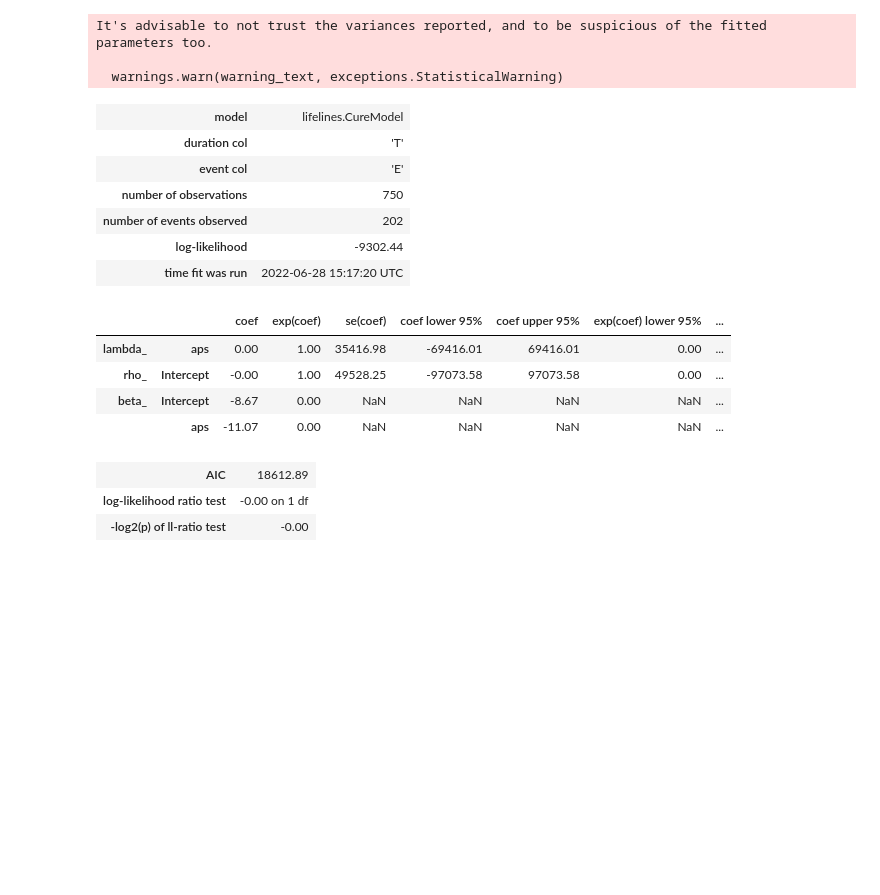
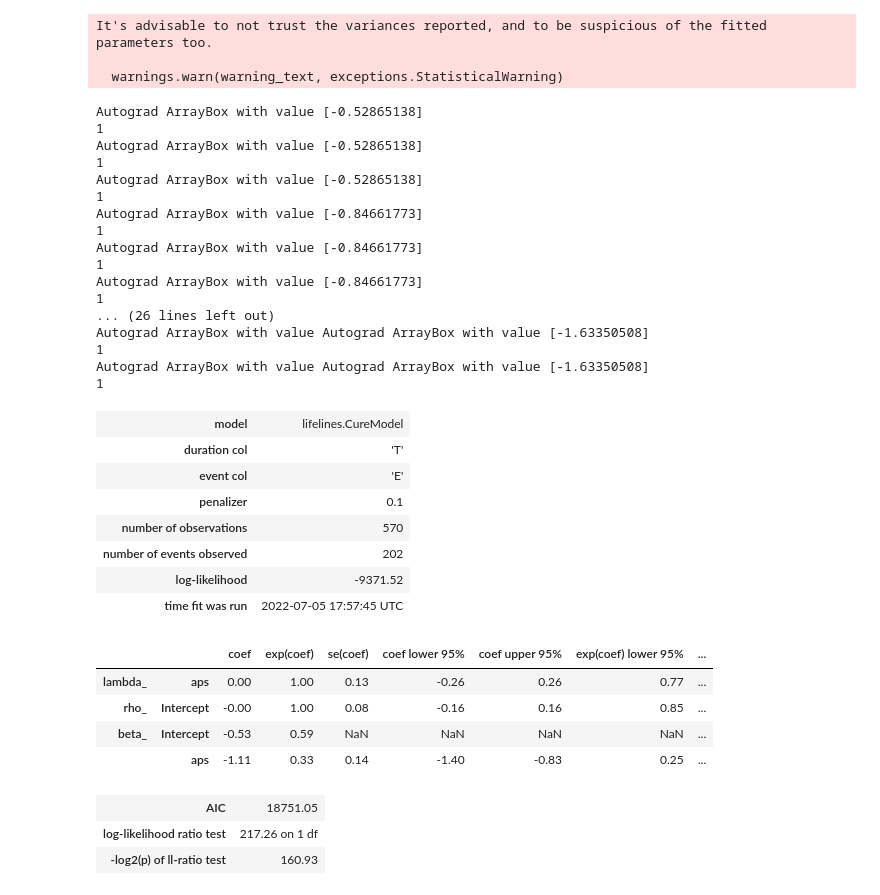
Before and after one commit to Nihar-21/CTA200, a Jupyter notebook: SURP INTRO PROJECT/PHYS4010H.ipynb, the cells around one changed output. Cells and saved outputs as stored; diff of their text form; code cells hidden in the pictures; blank space fills up the shorter version.

Commit message:
CureM

```diff
--- a/SURP INTRO PROJECT/PHYS4010H.ipynb
+++ b/SURP INTRO PROJECT/PHYS4010H.ipynb
@@ -25,7 +25,7 @@ aps = ab*np.linspace(1.,5.,Na)
 # for x in range(0,25,6):
 #     print(ebs[x])
 
-value = 25
+value = 19
 for y in range(0,value,3):
     print(aps[y])
 # %% [output]
@@ -188,23 +188,25 @@ print(df)
 # %%
 from autograd.scipy.special import expit
 from lifelines.fitters import ParametricRegressionFitter
-
 
 class CureModel(ParametricRegressionFitter):
     _scipy_fit_method = "SLSQP"
     _scipy_fit_options = {"ftol": 1e-10, "maxiter": 200}
 
     _fitted_parameter_names = ["lambda_", "beta_", "rho_"]
+#     _fitted_parameter_names = ["lambda_", "rho_"]
+
 
     def _cumulative_hazard(self, params, T, Xs):
 #         print(type(Xs["beta_"]))
 #         print(Xs["beta_"])
 #         print(type(params["beta_"]))
-#         print(params["beta_"])
+        print(params["beta_"])
 
         c = expit(np.dot(Xs["beta_"], params["beta_"]))
-#         print(c)
-
+#         print(len(c))
+        print(i + 1)
+#         c = 0.99
 #         p = np.where(c<0, 0., c)
 #         p = np.where(c>1, 1., c)
 
@@ -229,21 +231,33 @@ class CureModel(ParametricRegressionFitter):
 
 
 
-cm = CureModel(penalizer=0.0)
+cm = CureModel(penalizer=0.1)
 
 
-covariates = {"lambda_": df.columns.difference(['T', 'E']), "rho_": '1', "beta_":'aps + 1'}
 
-cm.fit(df, "T", event_col="E", regressors=covariates,show_progress = True, timeline=np.arange(10000))
+
+covariates = {"lambda_": df.columns.difference(['T', 'E']), "rho_": '1',"beta_":'aps'}
+
+i = 0
+
+cm.fit(df, "T", event_col="E", regressors=covariates,initial_point = [] ,show_progress = True, timeline=np.arange(10000))
+# cm.fit(df, "T", event_col="E",show_progress = True, timeline=np.arange(700))
+
+
+# events = df['E'].astype(bool)
+# print(df.loc[events, ('lambda_', 'aps')].var())
+# print(df.loc[~events, ('lambda_', 'aps')].var())
+
 cm.print_summary(2)
 
 
 
 #***************************************************#
-# cm.predict_survival_function(df.loc[::100]).plot(figsize=(12,6))
+# cm.predict_survival_function(df).plot(figsize=(12,6))
 # #***************************************************#
 # # what's the effect on the survival curve if I vary "age"
 # fig, ax = plt.subplots(figsize=(12, 6))
 
-# cm.plot_covariate_groups(['age'], values=np.arange(20, 50, 5), cmap='coolwarm', ax=ax)
+# cm.plot_covariate_groups(['aps'], values=np.arange(0, 2, 1), cmap='coolwarm', ax=ax)
+# cm.plot_partial_effects_on_outcome(covariates = ['aps'], values = np.arange(0,2,1), ax = ax, cmap = 'viridis')
 # %% [output]
@@ -264,21 +281,39 @@ Optimization terminated successfully    (Exit mode 0)
 It's advisable to not trust the variances reported, and to be suspicious of the fitted parameters too.
 
   warnings.warn(warning_text, exceptions.StatisticalWarning)
+Autograd ArrayBox with value [-0.52865138]
+1
+Autograd ArrayBox with value [-0.52865138]
+1
+Autograd ArrayBox with value [-0.52865138]
+1
+Autograd ArrayBox with value [-0.84661773]
+1
+Autograd ArrayBox with value [-0.84661773]
+1
+Autograd ArrayBox with value [-0.84661773]
+1
+... (26 lines left out)
+Autograd ArrayBox with value Autograd ArrayBox with value [-1.63350508]
+1
+Autograd ArrayBox with value Autograd ArrayBox with value [-1.63350508]
+1
 | model | lifelines.CureModel |
 | duration col | 'T' |
 | event col | 'E' |
-| number of observations | 750 |
+| penalizer | 0.1 |
+| number of observations | 570 |
 | number of events observed | 202 |
-| log-likelihood | -9302.44 |
-| time fit was run | 2022-06-28 15:17:20 UTC |
+| log-likelihood | -9371.52 |
+| time fit was run | 2022-07-05 17:57:45 UTC |
 |  |  | coef | exp(coef) | se(coef) | coef lower 95% | coef upper 95% | exp(coef) lower 95% | ... |
-| lambda_ | aps | 0.00 | 1.00 | 35416.98 | -69416.01 | 69416.01 | 0.00 | ... |
-| rho_ | Intercept | -0.00 | 1.00 | 49528.25 | -97073.58 | 97073.58 | 0.00 | ... |
-| beta_ | Intercept | -8.67 | 0.00 | NaN | NaN | NaN | NaN | ... |
-|  | aps | -11.07 | 0.00 | NaN | NaN | NaN | NaN | ... |
+| lambda_ | aps | 0.00 | 1.00 | 0.13 | -0.26 | 0.26 | 0.77 | ... |
+| rho_ | Intercept | -0.00 | 1.00 | 0.08 | -0.16 | 0.16 | 0.85 | ... |
+| beta_ | Intercept | -0.53 | 0.59 | NaN | NaN | NaN | NaN | ... |
+|  | aps | -1.11 | 0.33 | 0.14 | -1.40 | -0.83 | 0.25 | ... |
-| AIC | 18612.89 |
-| log-likelihood ratio test | -0.00 on 1 df |
-| -log2(p) of ll-ratio test | -0.00 |
+| AIC | 18751.05 |
+| log-likelihood ratio test | 217.26 on 1 df |
+| -log2(p) of ll-ratio test | 160.93 |
 # %%
 # import math
 # i,j=0,0
```
Also changed, not shown: parts of 3 cells of this notebook.
